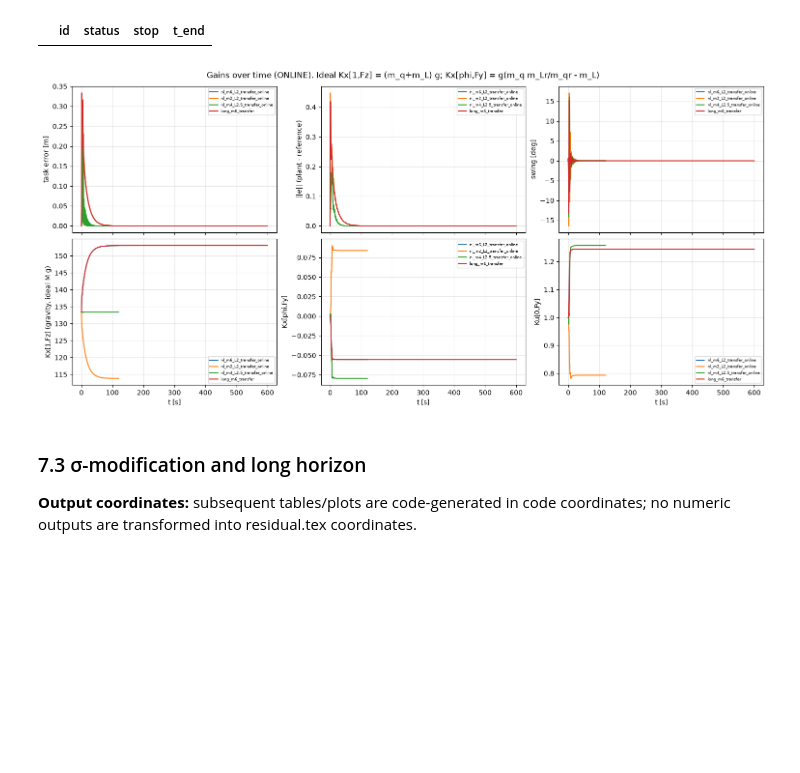
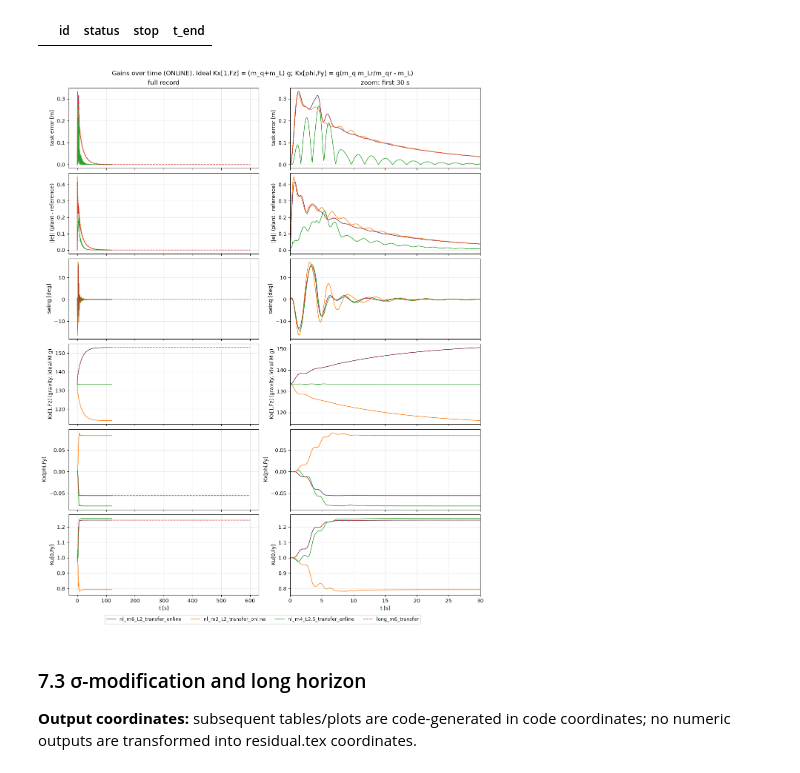
Before and after one commit to Mrjarkos/MRAC_Tutorial, a Jupyter notebook: 10_Vanilla_MRAC_Guha.ipynb, the cells around one changed output. Cells and saved outputs as stored; diff of their text form; code cells hidden in the pictures; blank space fills up the shorter version.

```diff
--- a/10_Vanilla_MRAC_Guha.ipynb
+++ b/10_Vanilla_MRAC_Guha.ipynb
@@ -458,22 +460,38 @@ display(nl[["id", "status", "stop", "t_end"]].query("status != 'completed'"))
 | m6_L2_transfer | 0.0008 | 0.0049 | 0.0003 | 0.3856 | 0.0004 | 0.0 |
 |  | id | status | stop | t_end |
 # %%
-fig, ax = plt.subplots(2, 3, figsize=(15, 7), sharex=True, constrained_layout=True)
+PANELS = [  # (y label, column of the saved episode)
+    ("task error [m]", lambda d: np.hypot(d.y, d.z)),
+    ("||e|| (plant - reference)", lambda d: d.norm_e),
+    ("swing [deg]", lambda d: np.degrees(d.phi)),
+    ("Kx[1,Fz] (gravity, ideal M g)", lambda d: d.Kx_one_Fz),
+    ("Kx[phi,Fy]", lambda d: d.Kx_phi_Fy),
+    ("Ku[0,Fy]", lambda d: d.Ku_0_Fy),
+]
+ZOOM_S = 30.0  # right column: same arrays, x axis limited to the first ZOOM_S seconds
+fig, ax = plt.subplots(len(PANELS), 2, figsize=(12, 15), sharex="col", constrained_layout=True)
 for name in ("nl_m6_L2_transfer_online", "nl_m2_L2_transfer_online", "nl_m4_L2.5_transfer_online", "long_m6_transfer"):
     f = VAL / f"{name}.csv"
     if not f.exists():
         continue
     df = pd.read_csv(f)
-    ax[0, 0].plot(df.t, np.hypot(df.y, df.z), label=name); ax[0, 1].plot(df.t, df.norm_e, label=name)
-    ax[0, 2].plot(df.t, np.degrees(df.phi), label=name)
-    ax[1, 0].plot(df.t, df.Kx_one_Fz, label=name); ax[1, 1].plot(df.t, df.Kx_phi_Fy, label=name)
-    ax[1, 2].plot(df.t, df.Ku_0_Fy, label=name)
-for a, l in zip(ax.flat, ["task error [m]", "||e|| (plant - reference)", "swing [deg]", "Kx[1,Fz] (gravity, ideal M g)", "Kx[phi,Fy]", "Ku[0,Fy]"]):
-    a.set_ylabel(l); a.grid(alpha=.3); a.legend(fontsize=6)
-for a in ax[1]: a.set_xlabel("t [s]")
+    ls = "--" if name.startswith("long_") else "-"  # dashed, so the 6 kg trace under it stays visible
+    for row, (_, values) in zip(ax, PANELS):
+        for a in row:
+            a.plot(df.t, values(df), label=name, lw=1.1, ls=ls)
+for (full, zoom), (label, _) in zip(ax, PANELS):
+    for a in (full, zoom):
+        a.set_ylabel(label); a.grid(alpha=.3)
+    zoom.set_xlim(0, ZOOM_S)
+    inside = np.concatenate([line.get_ydata()[line.get_xdata() <= ZOOM_S] for line in zoom.lines])
+    pad = 0.05 * np.ptp(inside)
+    zoom.set_ylim(inside.min() - pad, inside.max() + pad)
+ax[0, 0].set_title("full record"); ax[0, 1].set_title(f"zoom: first {ZOOM_S:g} s")
+for a in ax[-1]: a.set_xlabel("t [s]")
+fig.legend(*ax[0, 0].get_legend_handles_labels(), loc="outside lower center", ncols=4, fontsize=9)
 fig.suptitle("Gains over time (ONLINE). Ideal Kx[1,Fz] = (m_q+m_L) g; Kx[phi,Fy] = g(m_q m_Lr/m_qr - m_L)");
 # %% [output]
-[figure, old version]
+[figure, new version]
 # %% [markdown]
 ### 7.3 σ-modification and long horizon
 
```
Also changed, not shown: parts of 2 cells of this notebook, 4 other files.
